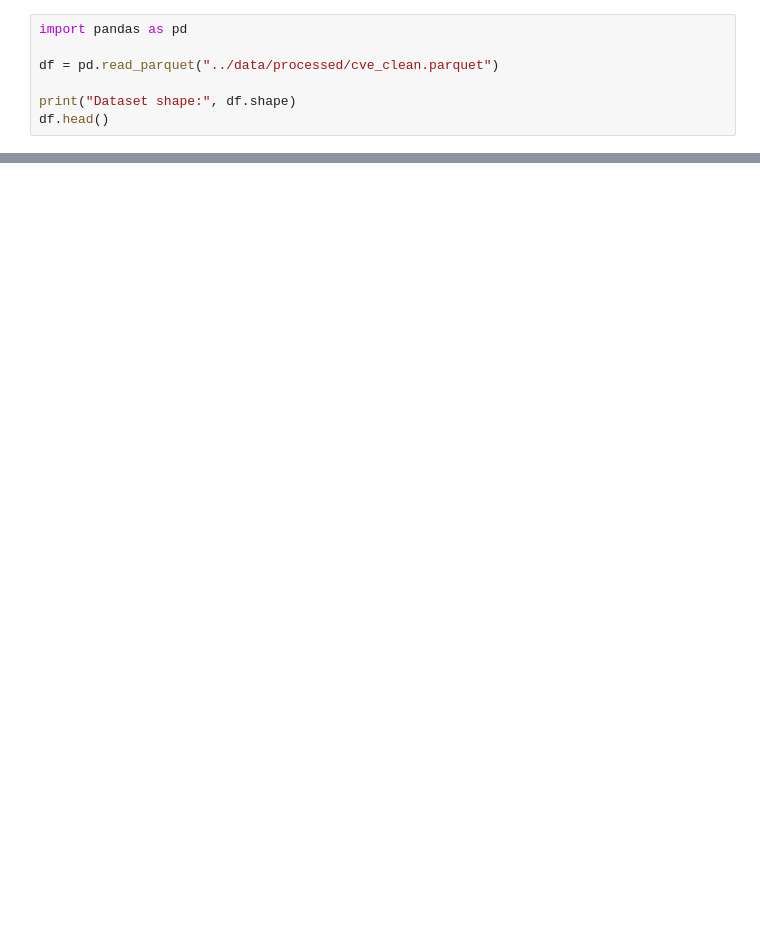
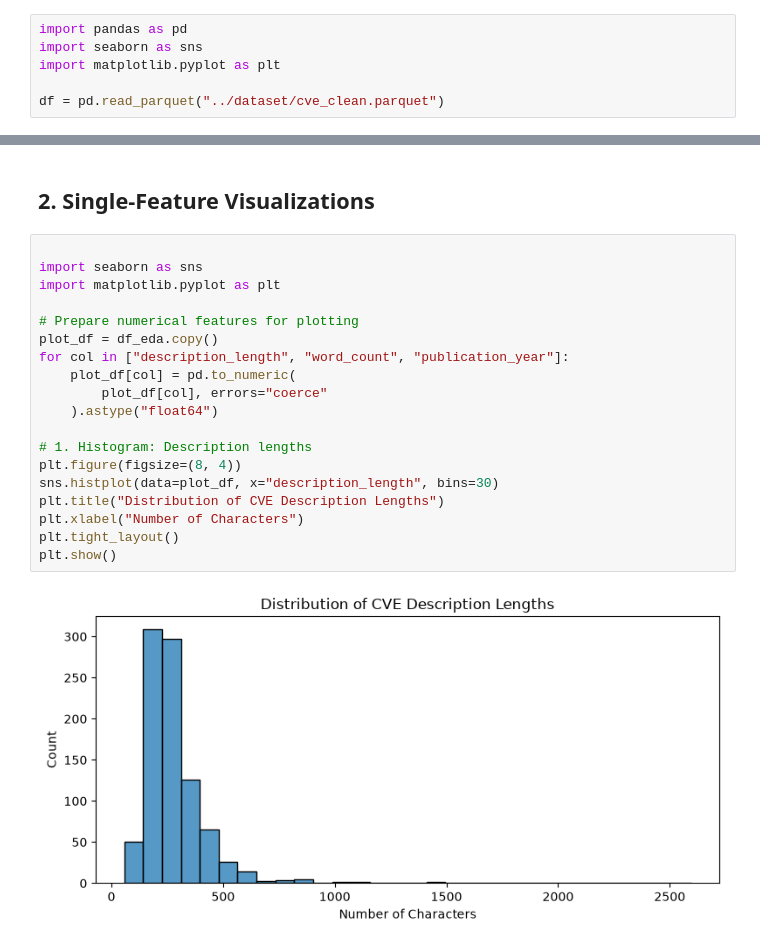
Before and after one commit to Abdullahi023/Data-Science-Project, a Jupyter notebook: code/exploration.ipynb, the cells around one changed output, grey strips where cells are left out. Cells and saved outputs as stored; diff of their text form; blank space fills up the shorter version.

Commit message:
Finalize data exploration progress report

```diff
--- a/code/exploration.ipynb
+++ b/code/exploration.ipynb
@@ -1,7 +1,6 @@
 # %%
 import pandas as pd
+import seaborn as sns
+import matplotlib.pyplot as plt
 
-df = pd.read_parquet("../data/processed/cve_clean.parquet")
-
-print("Dataset shape:", df.shape)
-df.head()
+df = pd.read_parquet("../dataset/cve_clean.parquet")
@@ -15,0 +177,23 @@ Dataset shape: (909, 8)
+# %% [markdown]
+## 2. Single-Feature Visualizations
+# %%
+
+import seaborn as sns
+import matplotlib.pyplot as plt
+
+# Prepare numerical features for plotting
+plot_df = df_eda.copy()
+for col in ["description_length", "word_count", "publication_year"]:
+    plot_df[col] = pd.to_numeric(
+        plot_df[col], errors="coerce"
+    ).astype("float64")
+
+# 1. Histogram: Description lengths
+plt.figure(figsize=(8, 4))
+sns.histplot(data=plot_df, x="description_length", bins=30)
+plt.title("Distribution of CVE Description Lengths")
+plt.xlabel("Number of Characters")
+plt.tight_layout()
+plt.show()
+# %% [output]
+[figure, added]
```
Also changed, not shown: parts of 28 cells of this notebook, 1 other file.
